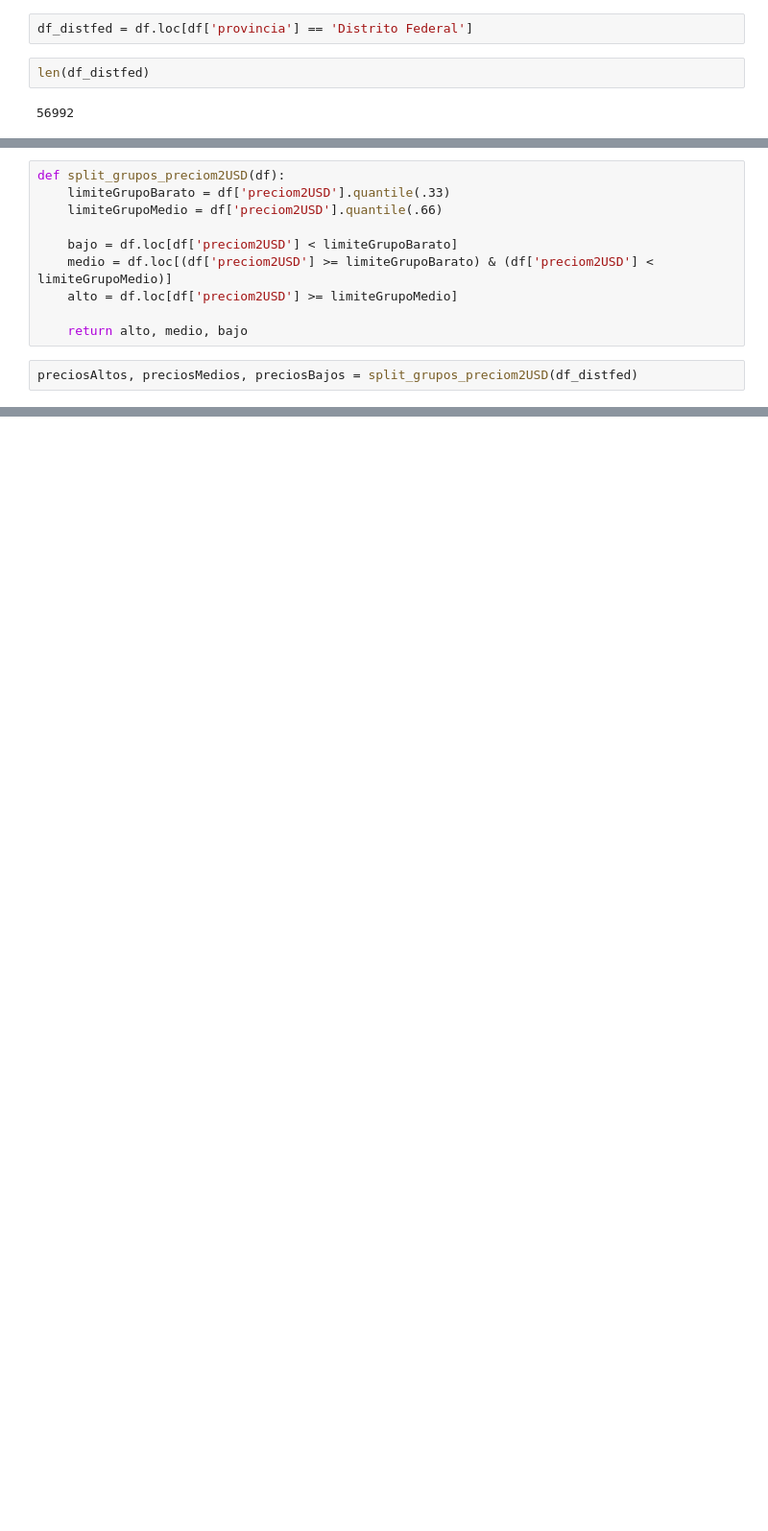
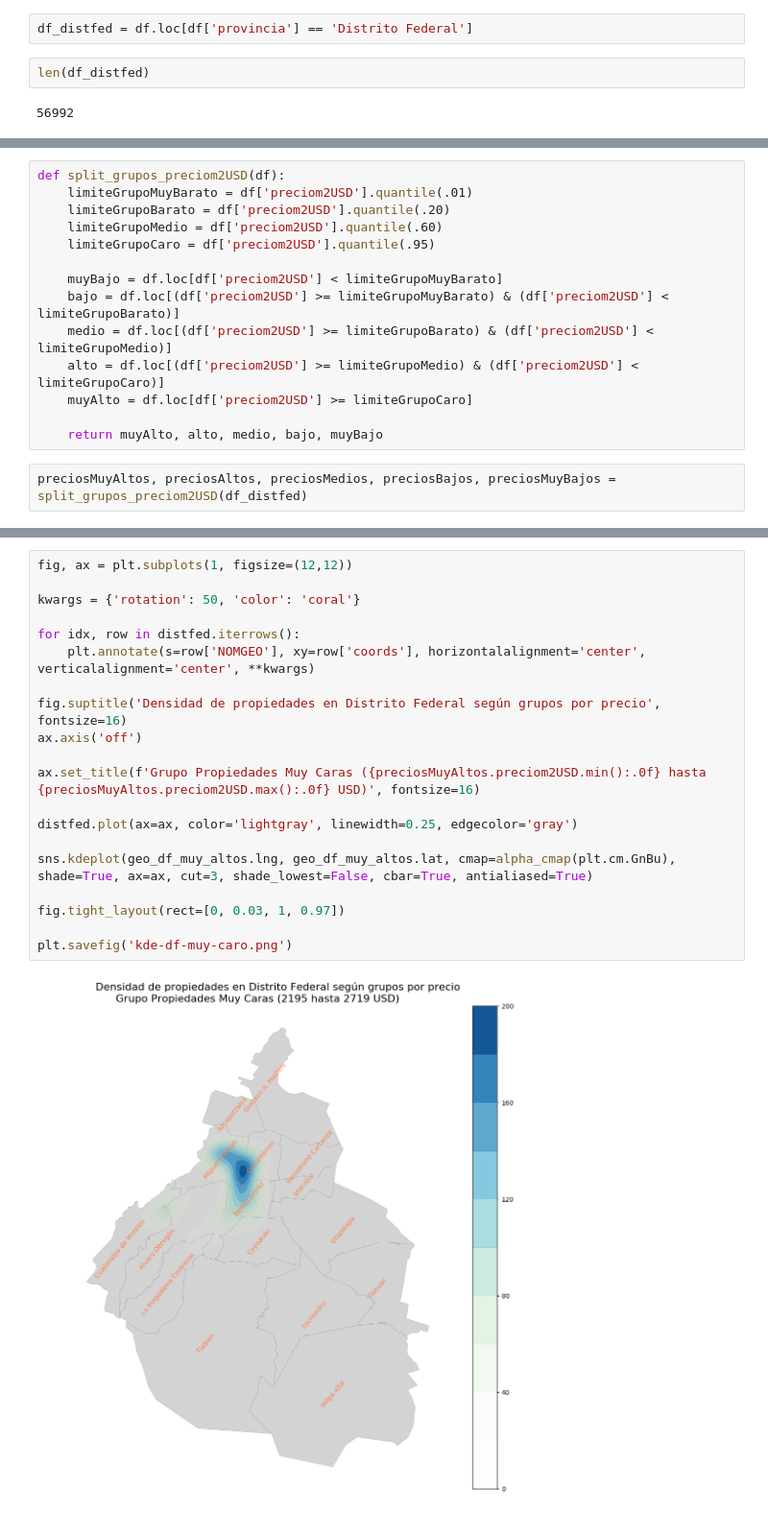
Before and after one commit to petermacgaul/orgaDatos-1, a Jupyter notebook: TP1/02-AnalisisMetroCuadrado.ipynb, the cells around one changed output, grey strips where cells are left out. Shown at 96% size. Cells and saved outputs as stored; diff of their text form; blank space fills up the shorter version.

```diff
--- a/TP1/02-AnalisisMetroCuadrado.ipynb
+++ b/TP1/02-AnalisisMetroCuadrado.ipynb
@@ -529,15 +554,19 @@ len(df_distfed)
 # %%
 def split_grupos_preciom2USD(df):
-    limiteGrupoBarato = df['preciom2USD'].quantile(.33)
-    limiteGrupoMedio = df['preciom2USD'].quantile(.66)
+    limiteGrupoMuyBarato = df['preciom2USD'].quantile(.01)
+    limiteGrupoBarato = df['preciom2USD'].quantile(.20)
+    limiteGrupoMedio = df['preciom2USD'].quantile(.60)
+    limiteGrupoCaro = df['preciom2USD'].quantile(.95)
 
-    bajo = df.loc[df['preciom2USD'] < limiteGrupoBarato]
+    muyBajo = df.loc[df['preciom2USD'] < limiteGrupoMuyBarato]
+    bajo = df.loc[(df['preciom2USD'] >= limiteGrupoMuyBarato) & (df['preciom2USD'] < limiteGrupoBarato)]
     medio = df.loc[(df['preciom2USD'] >= limiteGrupoBarato) & (df['preciom2USD'] < limiteGrupoMedio)]
-    alto = df.loc[df['preciom2USD'] >= limiteGrupoMedio]
+    alto = df.loc[(df['preciom2USD'] >= limiteGrupoMedio) & (df['preciom2USD'] < limiteGrupoCaro)]
+    muyAlto = df.loc[df['preciom2USD'] >= limiteGrupoCaro]
 
-    return alto, medio, bajo
+    return muyAlto, alto, medio, bajo, muyBajo
 # %%
-preciosAltos, preciosMedios, preciosBajos = split_grupos_preciom2USD(df_distfed)
+preciosMuyAltos, preciosAltos, preciosMedios, preciosBajos, preciosMuyBajos = split_grupos_preciom2USD(df_distfed)
 # %%
 
 crs = {'init': 'epgs:4326'}
@@ -598,0 +610,22 @@ AttributeError: 'AxesSubplot' object has no attribute 'set_extent'
+# %%
+fig, ax = plt.subplots(1, figsize=(12,12))
+
+kwargs = {'rotation': 50, 'color': 'coral'}
+
+for idx, row in distfed.iterrows():
+    plt.annotate(s=row['NOMGEO'], xy=row['coords'], horizontalalignment='center', verticalalignment='center', **kwargs)
+
+fig.suptitle('Densidad de propiedades en Distrito Federal según grupos por precio', fontsize=16)
+ax.axis('off')
+
+ax.set_title(f'Grupo Propiedades Muy Caras ({preciosMuyAltos.preciom2USD.min():.0f} hasta {preciosMuyAltos.preciom2USD.max():.0f} USD)', fontsize=16)
+
+distfed.plot(ax=ax, color='lightgray', linewidth=0.25, edgecolor='gray')
+
+sns.kdeplot(geo_df_muy_altos.lng, geo_df_muy_altos.lat, cmap=alpha_cmap(plt.cm.GnBu), shade=True, ax=ax, cut=3, shade_lowest=False, cbar=True, antialiased=True)
+
+fig.tight_layout(rect=[0, 0.03, 1, 0.97])
+
+plt.savefig('kde-df-muy-caro.png')
+# %% [output]
+[figure, added]
```
Also changed, not shown: parts of 10 cells of this notebook.
